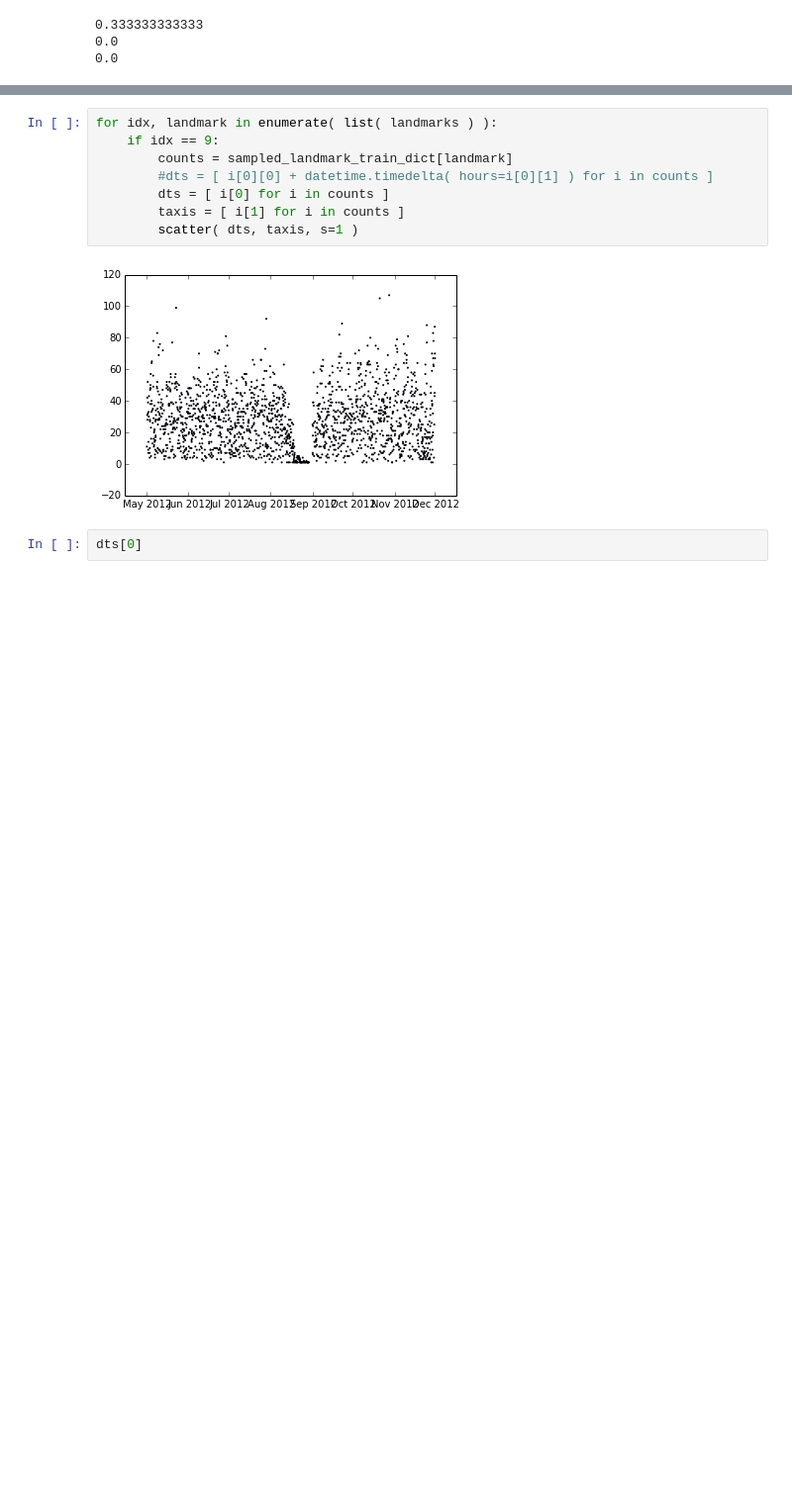
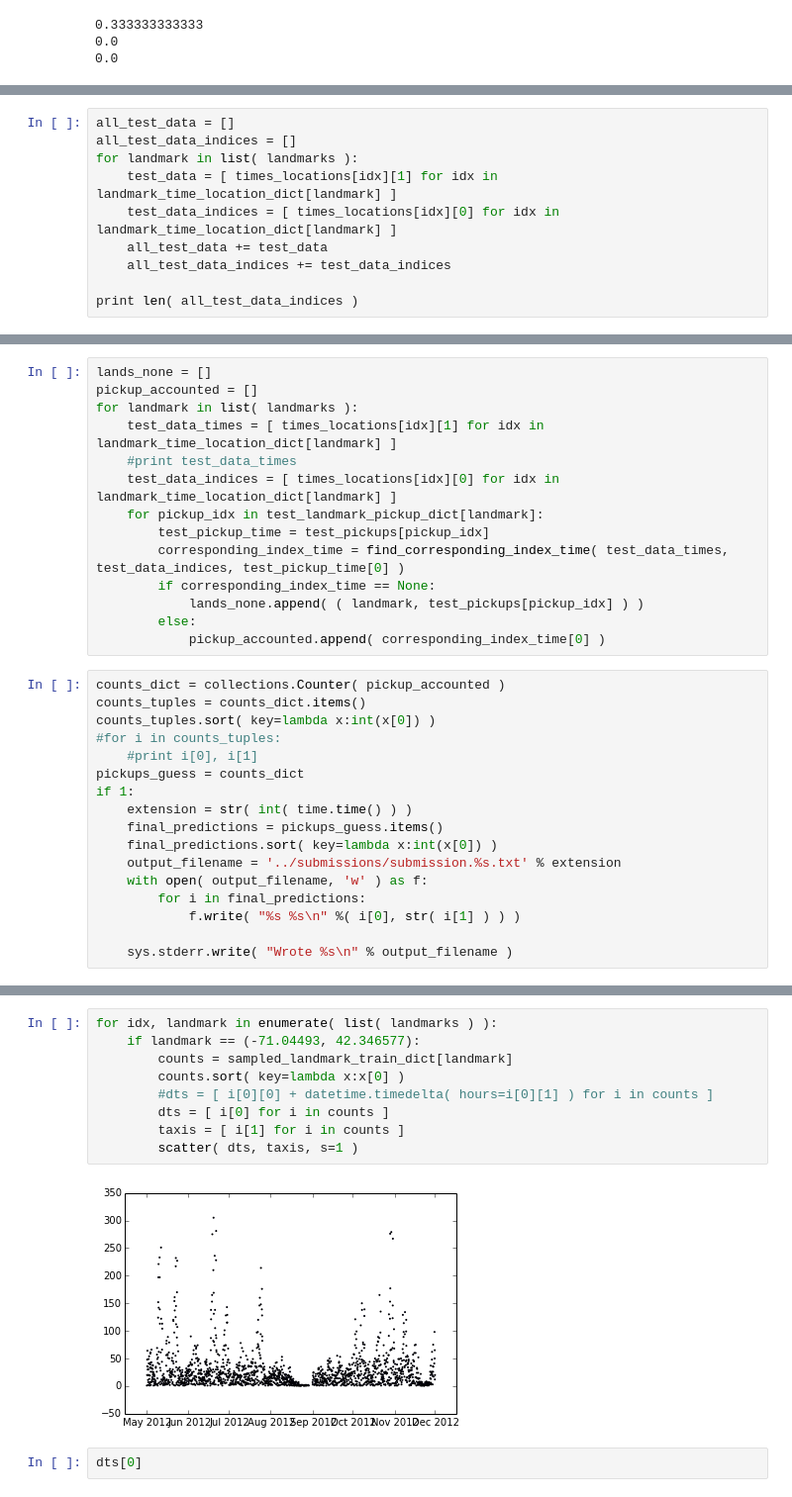
Before and after one commit to wpli/supervised-learning, a Jupyter notebook: notebooks/workbench.ipynb, the cells around one changed output, grey strips where cells are left out. Shown at 99% size. Saved outputs shown, nothing was run; the diff lists cells and outputs as text; blank space fills up the shorter version.

```diff
--- a/notebooks/workbench.ipynb
+++ b/notebooks/workbench.ipynb
@@ -510,0 +563,10 @@ Bank of America Pavilion
+# %%
+all_test_data = []
+all_test_data_indices = []
+for landmark in list( landmarks ):
+    test_data = [ times_locations[idx][1] for idx in landmark_time_location_dict[landmark] ]
+    test_data_indices = [ times_locations[idx][0] for idx in landmark_time_location_dict[landmark] ]
+    all_test_data += test_data
+    all_test_data_indices += test_data_indices
+
+print len( all_test_data_indices )
@@ -510,0 +604,31 @@ Bank of America Pavilion
+# %%
+lands_none = []
+pickup_accounted = []
+for landmark in list( landmarks ):
+    test_data_times = [ times_locations[idx][1] for idx in landmark_time_location_dict[landmark] ]
+    #print test_data_times
+    test_data_indices = [ times_locations[idx][0] for idx in landmark_time_location_dict[landmark] ]
+    for pickup_idx in test_landmark_pickup_dict[landmark]:
+        test_pickup_time = test_pickups[pickup_idx]
+        corresponding_index_time = find_corresponding_index_time( test_data_times, test_data_indices, test_pickup_time[0] )
+        if corresponding_index_time == None:
+            lands_none.append( ( landmark, test_pickups[pickup_idx] ) )
+        else:
+            pickup_accounted.append( corresponding_index_time[0] )
+# %%
+counts_dict = collections.Counter( pickup_accounted )
+counts_tuples = counts_dict.items()
+counts_tuples.sort( key=lambda x:int(x[0]) )
+#for i in counts_tuples:
+    #print i[0], i[1]
+pickups_guess = counts_dict
+if 1:
+    extension = str( int( time.time() ) )
+    final_predictions = pickups_guess.items()
+    final_predictions.sort( key=lambda x:int(x[0]) )
+    output_filename = '../submissions/submission.%s.txt' % extension
+    with open( output_filename, 'w' ) as f:
+        for i in final_predictions:
+            f.write( "%s %s\n" %( i[0], str( i[1] ) ) )
+
+    sys.stderr.write( "Wrote %s\n" % output_filename )
@@ -511,13 +641,14 @@ Bank of America Pavilion
 # %%
 for idx, landmark in enumerate( list( landmarks ) ):
-    if idx == 9:
+    if landmark == (-71.04493, 42.346577):
         counts = sampled_landmark_train_dict[landmark]
+        counts.sort( key=lambda x:x[0] )
         #dts = [ i[0][0] + datetime.timedelta( hours=i[0][1] ) for i in counts ]
         dts = [ i[0] for i in counts ]
         taxis = [ i[1] for i in counts ]
         scatter( dts, taxis, s=1 )
 # %% [output]
-[figure, old version]
+[figure, new version]
 # %%
 dts[0]
 # %% [output]
```
Also changed, not shown: parts of 14 cells of this notebook.
